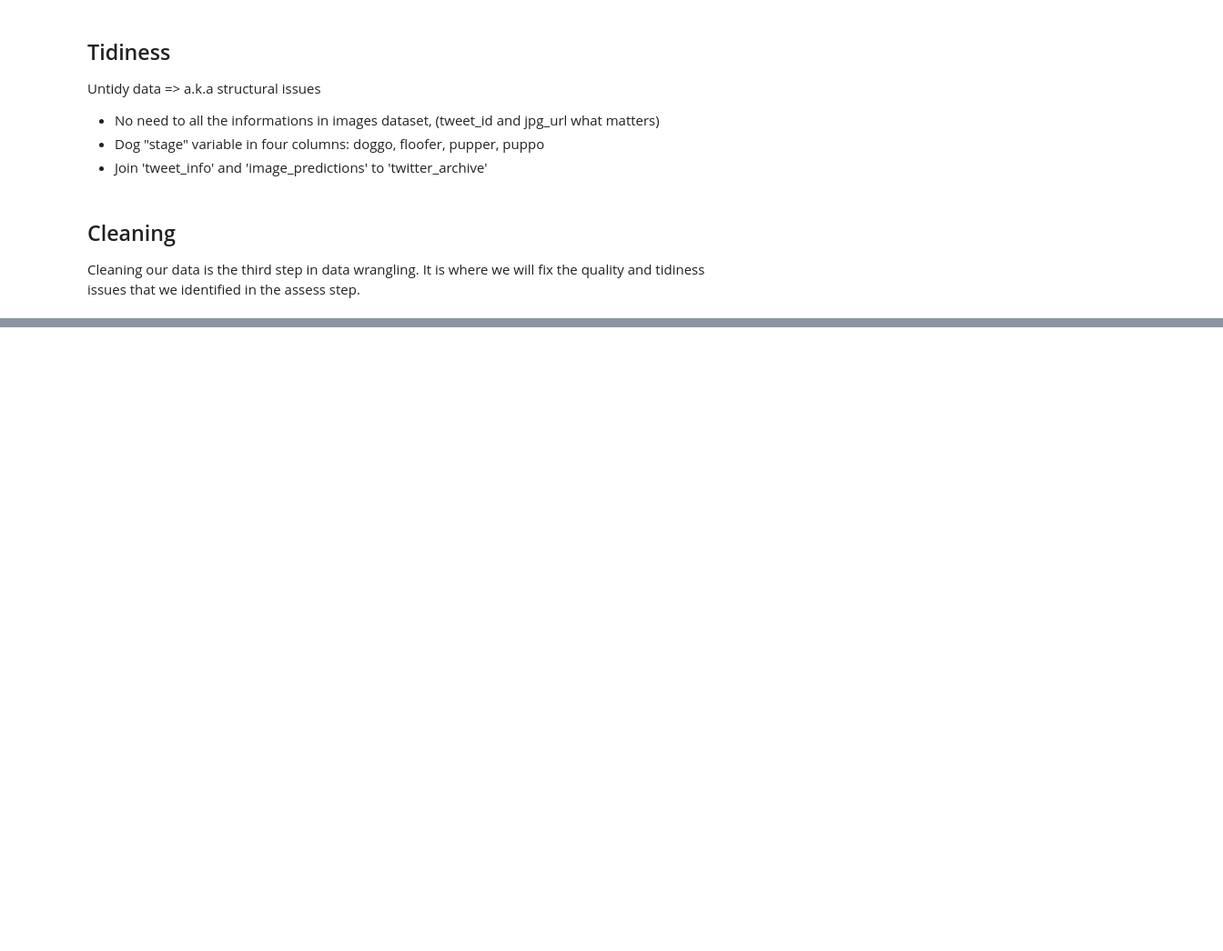
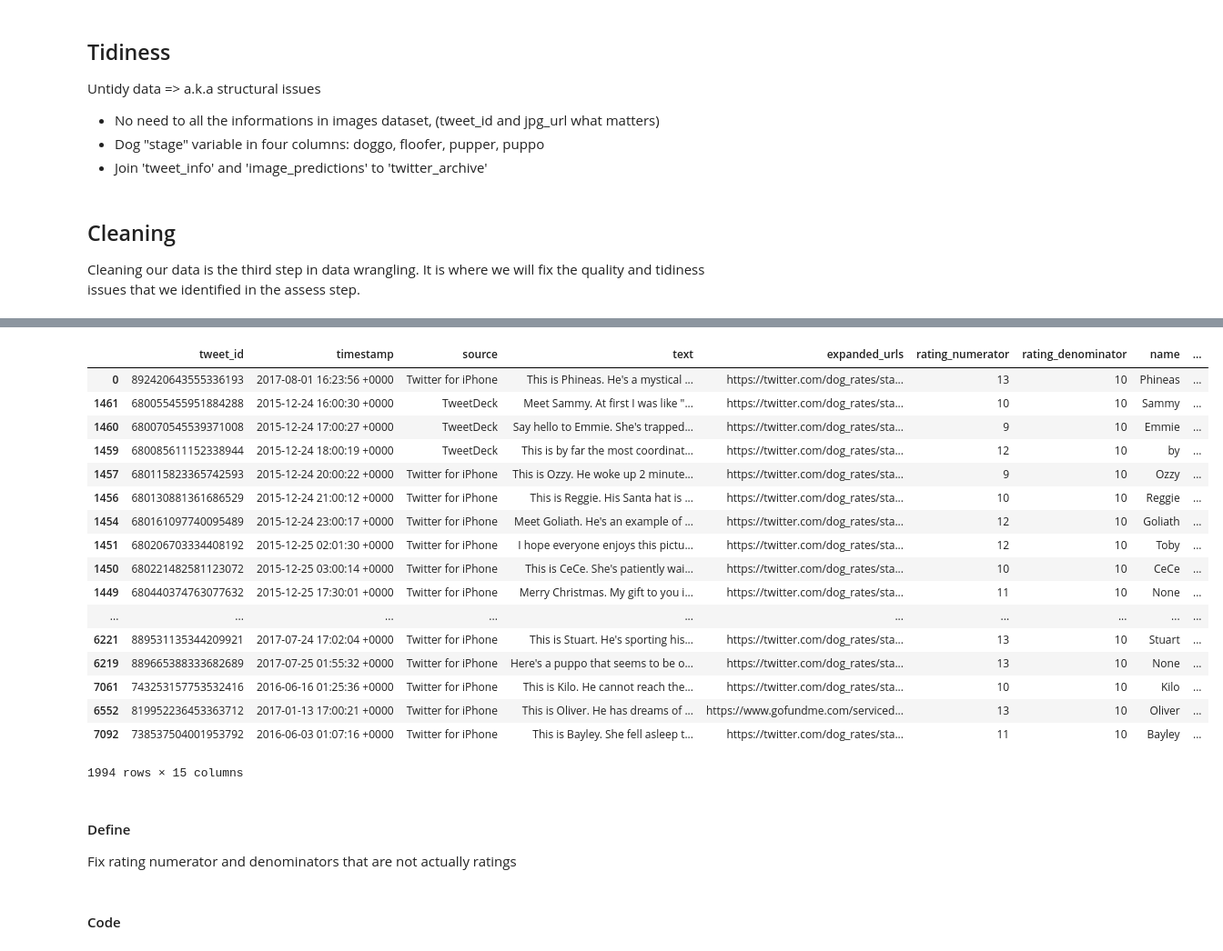
Before and after one commit to abodacs/Wrangle-and-Analyze-Data-DAND-project, a Jupyter notebook: wrangle_act.ipynb, the cells around one changed output, grey strips where cells are left out. Shown: that part at 91% size. Cells and saved outputs as stored; diff of their text form; code cells hidden in the pictures; blank space fills up the shorter version.

Commit message:
add cleaning Section

```diff
--- a/wrangle_act.ipynb
+++ b/wrangle_act.ipynb
@@ -411,0 +542,25 @@ image_predictions_clean= image_predictions.copy()
+# %%
+# We will store the fisrt true algorithm with it's level of confidence
+prediction_algorithm = []
+confidence_level = []
+
+# Get_prediction_confidence function:
+# search the first true algorithm and append it to a list with it's level of confidence
+# if flase prediction_algorthm will have a value of NaN
+def get_prediction_confidence(dataframe):
+    if dataframe['p1_dog'] == True:
+        prediction_algorithm.append(dataframe['p1'])
+        confidence_level.append(dataframe['p1_conf'])
+    elif dataframe['p2_dog'] == True:
+        prediction_algorithm.append(dataframe['p2'])
+        confidence_level.append(dataframe['p2_conf'])
+    elif dataframe['p3_dog'] == True:
+        prediction_algorithm.append(dataframe['p3'])
+        confidence_level.append(dataframe['p3_conf'])
+    else:
+        prediction_algorithm.append('NaN')
+        confidence_level.append(0)
+
+twitter_archive_clean.apply(get_prediction_confidence, axis=1)
+twitter_archive_clean['prediction_algorithm'] = prediction_algorithm
+twitter_archive_clean['confidence_level'] = confidence_level
@@ -411,0 +589,3 @@ image_predictions_clean= image_predictions.copy()
+# %%
+# Delete the columns of image prediction information
+twitter_archive_clean = twitter_archive_clean.drop(['img_num', 'p1', 'p1_conf', 'p1_dog', 'p2', 'p2_conf', 'p2_dog', 'p3', 'p3_conf', 'p3_dog'], 1)
@@ -411,0 +645,33 @@ image_predictions_clean= image_predictions.copy()
+# %%
+# drop the following columns 'in_reply_to_status_id', 'in_reply_to_user_id', 'user_favourites'
+twitter_archive_clean = twitter_archive_clean.drop(['in_reply_to_status_id', 'in_reply_to_user_id', 'user_favourites'], 1)
+# %%
+# Clean the content of source column
+twitter_archive_clean['source'] = twitter_archive_clean['source'].apply(lambda x: re.findall(r'>(.*)<', x)[0])
+# %%
+# Test
+twitter_archive_clean
+# %% [output]
+|  | tweet_id | timestamp | source | text | expanded_urls | rating_numerator | rating_denominator | name | ... |
+| 0 | 892420643555336193 | 2017-08-01 16:23:56 +0000 | Twitter for iPhone | This is Phineas. He's a mystical ... | https://twitter.com/dog_rates/sta... | 13 | 10 | Phineas | ... |
+| 1461 | 680055455951884288 | 2015-12-24 16:00:30 +0000 | TweetDeck | Meet Sammy. At first I was like "... | https://twitter.com/dog_rates/sta... | 10 | 10 | Sammy | ... |
+| 1460 | 680070545539371008 | 2015-12-24 17:00:27 +0000 | TweetDeck | Say hello to Emmie. She's trapped... | https://twitter.com/dog_rates/sta... | 9 | 10 | Emmie | ... |
+| 1459 | 680085611152338944 | 2015-12-24 18:00:19 +0000 | TweetDeck | This is by far the most coordinat... | https://twitter.com/dog_rates/sta... | 12 | 10 | by | ... |
+| 1457 | 680115823365742593 | 2015-12-24 20:00:22 +0000 | Twitter for iPhone | This is Ozzy. He woke up 2 minute... | https://twitter.com/dog_rates/sta... | 9 | 10 | Ozzy | ... |
+| 1456 | 680130881361686529 | 2015-12-24 21:00:12 +0000 | Twitter for iPhone | This is Reggie. His Santa hat is ... | https://twitter.com/dog_rates/sta... | 10 | 10 | Reggie | ... |
+| 1454 | 680161097740095489 | 2015-12-24 23:00:17 +0000 | Twitter for iPhone | Meet Goliath. He's an example of ... | https://twitter.com/dog_rates/sta... | 12 | 10 | Goliath | ... |
+| 1451 | 680206703334408192 | 2015-12-25 02:01:30 +0000 | Twitter for iPhone | I hope everyone enjoys this pictu... | https://twitter.com/dog_rates/sta... | 12 | 10 | Toby | ... |
+| 1450 | 680221482581123072 | 2015-12-25 03:00:14 +0000 | Twitter for iPhone | This is CeCe. She's patiently wai... | https://twitter.com/dog_rates/sta... | 10 | 10 | CeCe | ... |
+| 1449 | 680440374763077632 | 2015-12-25 17:30:01 +0000 | Twitter for iPhone | Merry Christmas. My gift to you i... | https://twitter.com/dog_rates/sta... | 11 | 10 | None | ... |
+| ... | ... | ... | ... | ... | ... | ... | ... | ... | ... |
+| 6221 | 889531135344209921 | 2017-07-24 17:02:04 +0000 | Twitter for iPhone | This is Stuart. He's sporting his... | https://twitter.com/dog_rates/sta... | 13 | 10 | Stuart | ... |
+| 6219 | 889665388333682689 | 2017-07-25 01:55:32 +0000 | Twitter for iPhone | Here's a puppo that seems to be o... | https://twitter.com/dog_rates/sta... | 13 | 10 | None | ... |
+| 7061 | 743253157753532416 | 2016-06-16 01:25:36 +0000 | Twitter for iPhone | This is Kilo. He cannot reach the... | https://twitter.com/dog_rates/sta... | 10 | 10 | Kilo | ... |
+| 6552 | 819952236453363712 | 2017-01-13 17:00:21 +0000 | Twitter for iPhone | This is Oliver. He has dreams of ... | https://www.gofundme.com/serviced... | 13 | 10 | Oliver | ... |
+| 7092 | 738537504001953792 | 2016-06-03 01:07:16 +0000 | Twitter for iPhone | This is Bayley. She fell asleep t... | https://twitter.com/dog_rates/sta... | 11 | 10 | Bayley | ... |
+1994 rows × 15 columns
+# %% [markdown]
+#### Define
+Fix rating numerator and denominators that are not actually ratings
+# %% [markdown]
+#### Code
```
Also changed, not shown: parts of 53 cells of this notebook.
